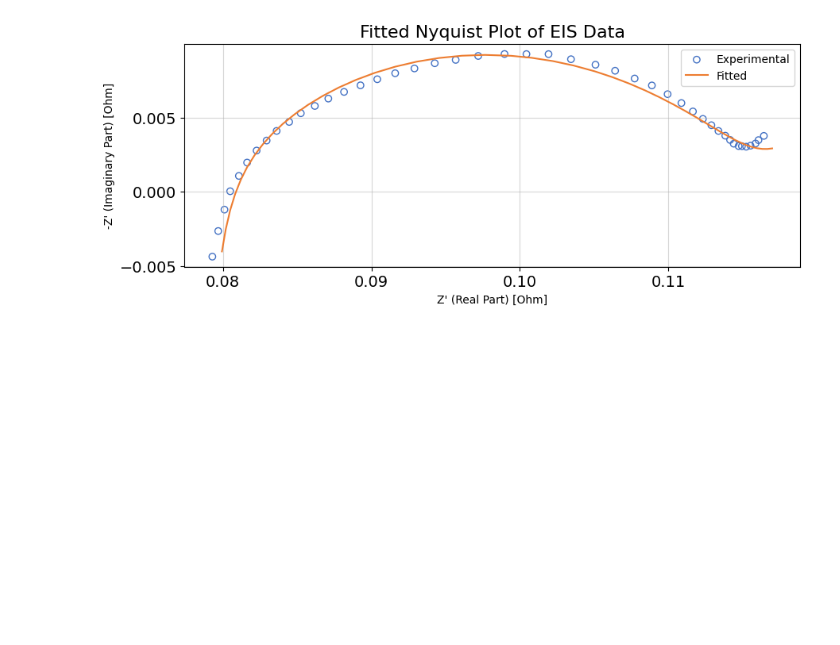
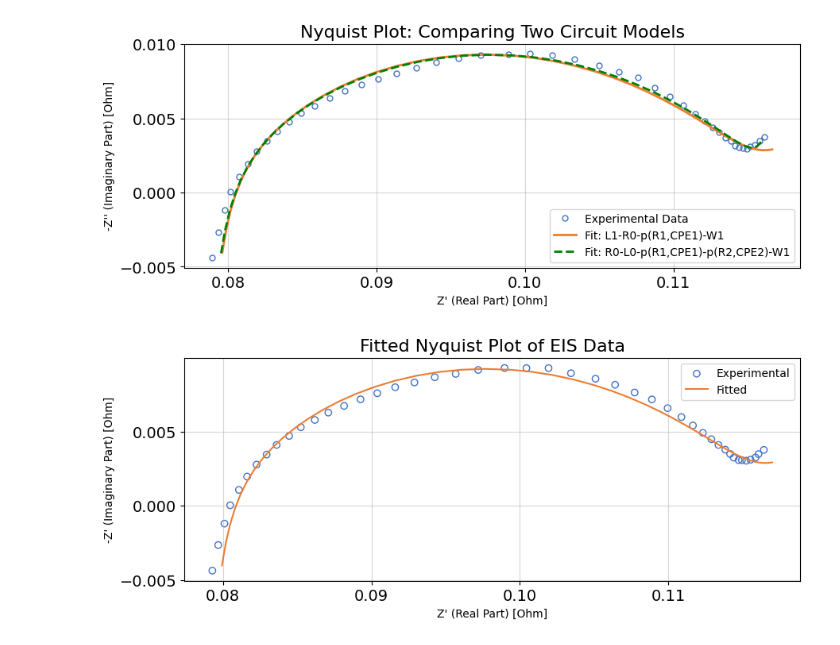
Before and after one commit to SushankMishra/EIS-Fitting, a Jupyter notebook: EIS_Fitting Check using Impedance Library.ipynb, the cells around one changed output. Saved outputs shown, nothing was run; the diff lists cells and outputs as text; code cells hidden in the pictures; blank space fills up the shorter version.

```diff
--- a/EIS_Fitting Check using Impedance Library.ipynb
+++ b/EIS_Fitting Check using Impedance Library.ipynb
@@ -49,0 +50,86 @@ plt.show()
+# %%
+import pandas as pd
+import numpy as np
+import matplotlib.pyplot as plt
+from impedance.models.circuits import CustomCircuit
+from impedance.visualization import plot_nyquist
+import warnings
+
+# --- Setup ---
+# This script assumes you have your frequency (f_x) and impedance (Z)
+# variables already loaded in memory from your previous cells.
+# For example:
+# f_x = df['Frequency(Hz)'].values
+# R = df['R(ohm)'].values
+# X = df['X(ohm)'].values
+# Z = R + 1j * X
+
+# --- Dummy Data (if you want to run this script standalone) ---
+# (Comment this out if you have f_x and Z loaded)
+if 'f_x' not in locals() or 'Z' not in locals():
+    print("Warning: f_x and Z not found. Using dummy data.")
+    f_x = np.logspace(-2, 5, 100)
+    Z_true = 0.1 + (1j*2*np.pi*f_x*1e-7) + 50 / (1 + (1j*2*np.pi*f_x*1e-5)**0.9)
+    # Add noise
+    Z = Z_true + np.random.normal(0, 0.5, Z_true.shape) + 1j*np.random.normal(0, 0.5, Z_true.shape)
+# --- End of Dummy Data ---
+
+
+# --- 1. Define and Fit Model 1 ---
+circuit_1_str = 'L1-R0-p(R1,CPE1)-W1'
+guess_1 = [0.1, 0.1, 50, 1e-5, 0.9, 1]
+
+# Suppress warnings if the fit isn't perfect
+with warnings.catch_warnings():
+    warnings.simplefilter("ignore")
+    model_1 = CustomCircuit(initial_guess=guess_1, circuit=circuit_1_str)
+    model_1.fit(f_x, Z)
+Z_fit_1 = model_1.predict(f_x)
+
+print("--- Model 1 ('L1-R0-p(R1,CPE1)-W1') Fit ---")
+print(model_1)
+
+
+# --- 2. Define and Fit Model 2 ---
+circuit_2_str = 'R0-L0-p(R1,CPE1)-p(R2,CPE2)-W1' # 9-parameter model
+# R0, L0, R1, CPE1_0, CPE1_1, R2, CPE2_0, CPE2_1, W1
+guess_2 = [0.1, 1e-7, 50, 1e-5, 0.9, 200, 1e-5, 0.9, 1] # Note: 4 parameters for this 4-element circuit
+
+with warnings.catch_warnings():
+    warnings.simplefilter("ignore")
+    model_2 = CustomCircuit(initial_guess=guess_2, circuit=circuit_2_str)
+    model_2.fit(f_x, Z)
+Z_fit_2 = model_2.predict(f_x)
+
+print("\n--- Model 2 ('R0-p(R1,CPE1)') Fit ---")
+print(model_2)
+
+
+# --- 3. Plot the Comparison ---
+fig, ax = plt.subplots(figsize=(10, 10))
+
+# Plot the Experimental Data (as points)
+# --- FIX: Swapped ax and Z, and passed ax as keyword ---
+plot_nyquist(Z, ax=ax, fmt='o', markersize=5, markerfacecolor='None',
+             markeredgecolor='#4472C4', label='Experimental Data')
+
+# Plot the Fit from Model 1 (as a solid line)
+# --- FIX: Swapped ax and Z_fit_1, and passed ax as keyword ---
+plot_nyquist(Z_fit_1, ax=ax, fmt='-', color='#ED7D31', lw=2,
+             label=f'Fit: {circuit_1_str}')
+
+# Plot the Fit from Model 2 (as a dashed line)
+# --- FIX: Swapped ax and Z_fit_2, and passed ax as keyword ---
+plot_nyquist(Z_fit_2, ax=ax, fmt='--', color='green', lw=2,
+             label=f'Fit: {circuit_2_str}')
+
+# 4. Customize the plot
+ax.legend()
+ax.grid(True)
+ax.set_title("Nyquist Plot: Comparing Two Circuit Models", fontsize=16)
+ax.set_xlabel("Z' (Real Part) [Ohm]", fontsize=10)
+ax.set_ylabel("-Z'' (Imaginary Part) [Ohm]", fontsize=10)
+ax.set_aspect('equal') # Ensure the plot is square
+
+plt.show()
+# %% [output]
@@ -50,3 +153,4 @@ plt.show()
+[figure, added]
 # %%
 # !pip install impedance
 
```
Also changed, not shown: parts of 2 cells of this notebook, 2 other files.
